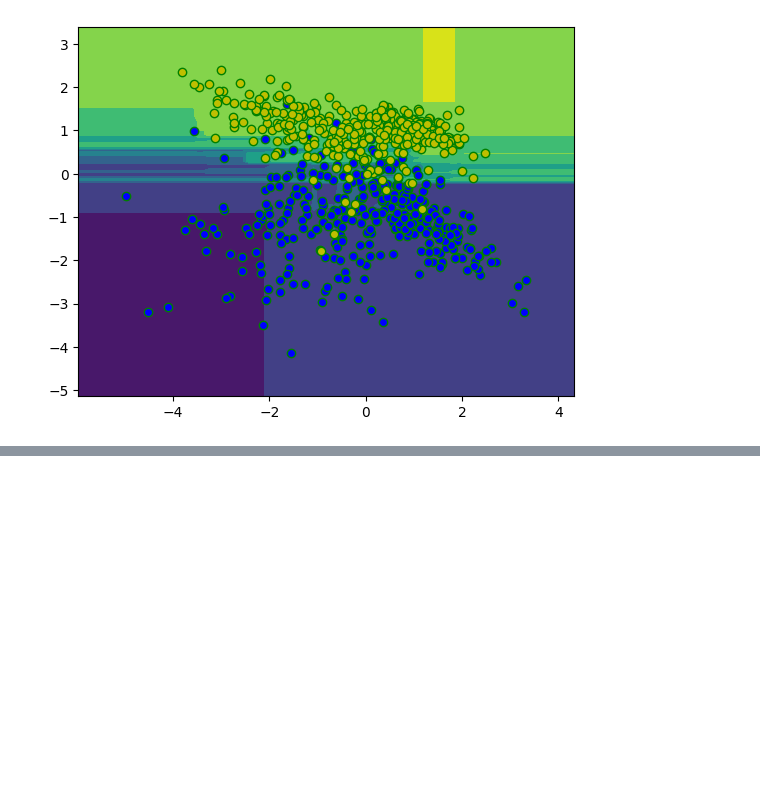
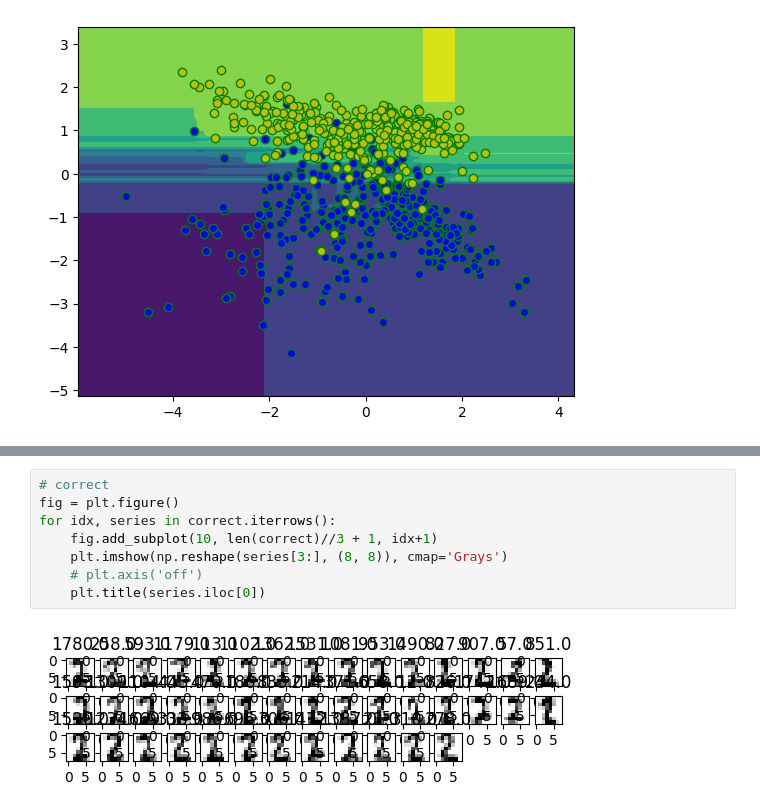
Before and after one commit to DanzTheDeadly/ml, a Jupyter notebook: scratch_2d.ipynb, the cells around one changed output, grey strips where cells are left out. Cells and saved outputs as stored; diff of their text form; blank space fills up the shorter version.

```diff
--- a/scratch_2d.ipynb
+++ b/scratch_2d.ipynb
@@ -111,0 +156,10 @@ plt.plot(train[train[:, 2] == 1][:, 0], train[train[:, 2] == 1][:, 1], 'oy', mar
+# %%
+# correct
+fig = plt.figure()
+for idx, series in correct.iterrows():
+    fig.add_subplot(10, len(correct)//3 + 1, idx+1)
+    plt.imshow(np.reshape(series[3:], (8, 8)), cmap='Grays')
+    # plt.axis('off')
+    plt.title(series.iloc[0])
+# %% [output]
+[figure, added]
```
Also changed, not shown: parts of 5 cells of this notebook.
